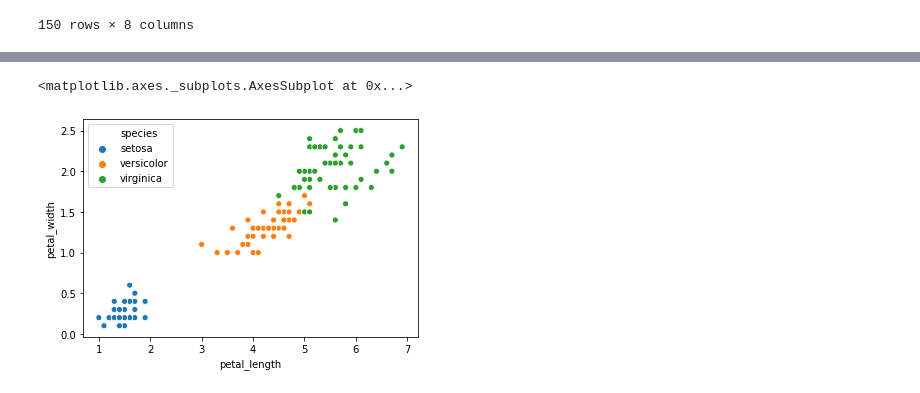
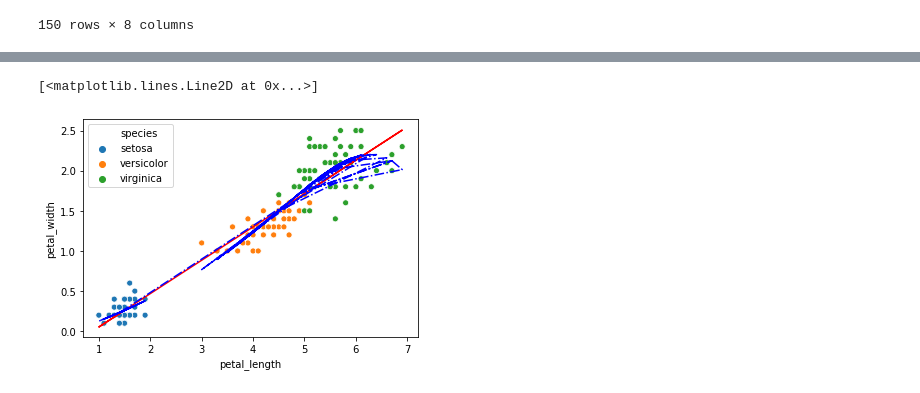
Before and after one commit to anshuldante/ai-ds-ml-practical, a Jupyter notebook: machine-learning-ai-foundations-linear-regression/Exercise Files/CH02/02_04/notebook.ipynb, the cells around one changed output, grey strips where cells are left out. Cells and saved outputs as stored; diff of their text form; code cells hidden in the pictures.

```diff
--- a/machine-learning-ai-foundations-linear-regression/Exercise Files/CH02/02_04/notebook.ipynb
+++ b/machine-learning-ai-foundations-linear-regression/Exercise Files/CH02/02_04/notebook.ipynb
@@ -229,8 +229,13 @@ ValueError: regplot inputs must be 1d
 # %%
+#iris = iris.sort_values('petal_length')
+
 sns.scatterplot(x=iris['petal_length'], y=iris['petal_width'],hue=iris['species'])
-#z = np.polyfit(iris['petal_length'], iris['petal_width'], 1)
-#f = np.poly1d(z)
-#plt.plot(iris['petal_length'], f(iris['petal_width']), color='black')
+z1 = np.polyfit(iris['petal_length'], iris['petal_width'], 1)
+f1 = np.poly1d(z1)
+z2 = np.polyfit(iris['petal_length'], iris['petal_width'], 5)
+f2 = np.poly1d(z2)
+plt.plot(iris['petal_length'], f1(iris['petal_length']), 'r')
+plt.plot(iris['petal_length'], f2(iris['petal_length']),'b-.')
 # %% [output]
-<matplotlib.axes._subplots.AxesSubplot at 0x...>
+[<matplotlib.lines.Line2D at 0x...>]
-[figure, old version]
+[figure, new version]
```
Also changed, not shown: parts of 8 cells of this notebook, 8 other files.
